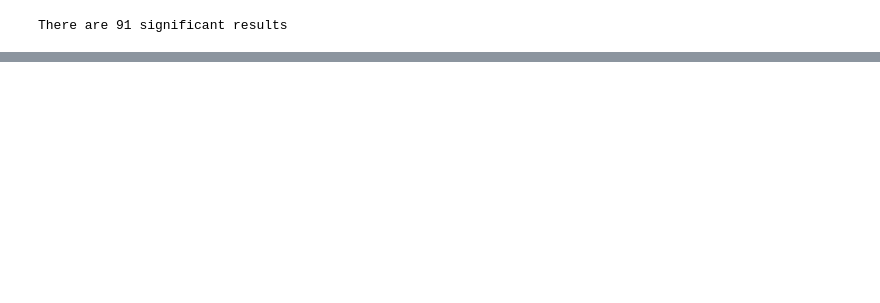
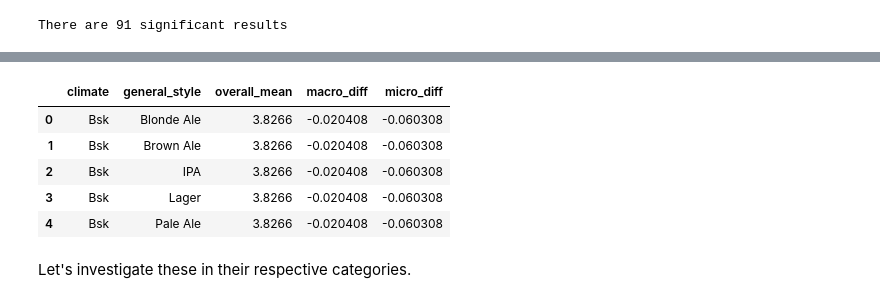
Before and after one commit to epfl-ada/ada-2023-project-riskybiscuits, a Jupyter notebook: styles_analysis.ipynb, the cells around one changed output, grey strips where cells are left out. Cells and saved outputs as stored; diff of their text form; code cells hidden in the pictures; blank space fills up the shorter version.

```diff
--- a/styles_analysis.ipynb
+++ b/styles_analysis.ipynb
@@ -220,3 +230,13 @@ t_test_df.head()
 print('There are {} significant results'.format(len(t_test_df[t_test_df['significance']==True])))
 # %% [output]
 There are 91 significant results
+# %%
+# Microaverage: compute the mean overall rating for all users
+micro_av_overall = us_users_ratings['overall'].mean()
+print("The micro average overall rating is {:.4f}".format(micro_av_overall))
+
+# Macroaverage: compute statistics for each climate, then take the mean
+climate_av_overall = us_users_ratings.groupby("climate")['overall'].mean().sort_values(ascending=False).reset_index()
+climate_av_overall.set_index("climate", inplace=True)
+macro_av_overall = climate_av_overall['overall'].mean()
+print("The macro average overall rating is {:.4f}".format(macro_av_overall))
@@ -222,0 +341,26 @@ There are 91 significant results
+# %%
+# group by beer types and compute the mean overall rating for each beer type
+
+beer_type_av_overall = us_users_ratings.groupby("general_style")['overall'].mean().sort_values(ascending=False).reset_index()
+
+# compute the difference between the macro/micro averages and overall rating for each climate
+
+average_diff = t_test_df[['climate','general_style', 'overall_mean']].copy()
+average_diff['macro_diff'] = average_diff['overall_mean'] - macro_av_overall
+average_diff['micro_diff'] = average_diff['overall_mean'] - micro_av_overall
+
+average_diff.head()
+
+# make 3 categories: macro average is better, macro average is worse, macro average is similar
+
+#average_diff['macro_better'] = average_diff['macro_diff'] > 0
+#average_diff['macro_worse'] = average_diff['macro_diff'] < 0
+# %% [output]
+|  | climate | general_style | overall_mean | macro_diff | micro_diff |
+| 0 | Bsk | Blonde Ale | 3.8266 | -0.020408 | -0.060308 |
+| 1 | Bsk | Brown Ale | 3.8266 | -0.020408 | -0.060308 |
+| 2 | Bsk | IPA | 3.8266 | -0.020408 | -0.060308 |
+| 3 | Bsk | Lager | 3.8266 | -0.020408 | -0.060308 |
+| 4 | Bsk | Pale Ale | 3.8266 | -0.020408 | -0.060308 |
+# %% [markdown]
+Let's investigate these in their respective categories.
```
Also changed, not shown: parts of 16 cells of this notebook.
